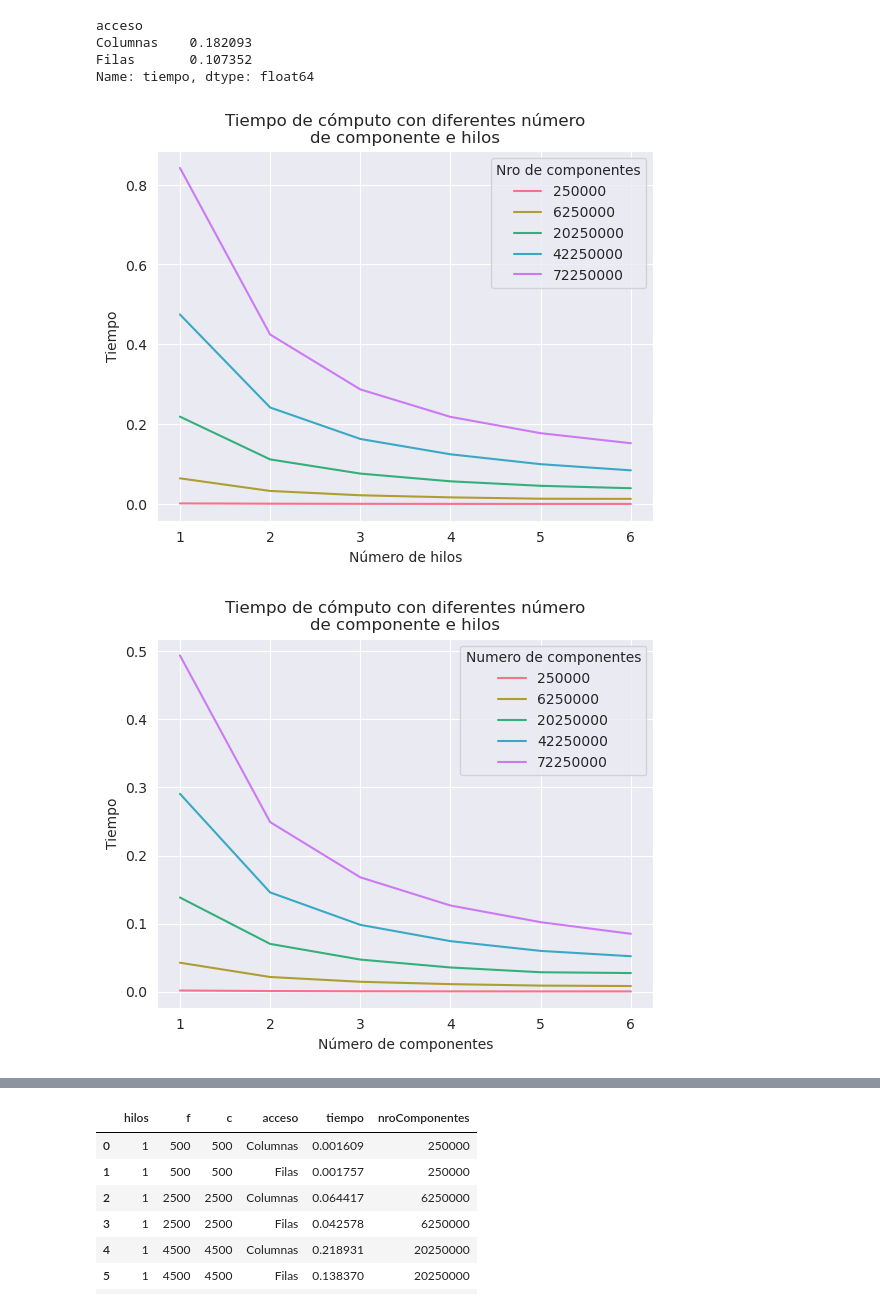
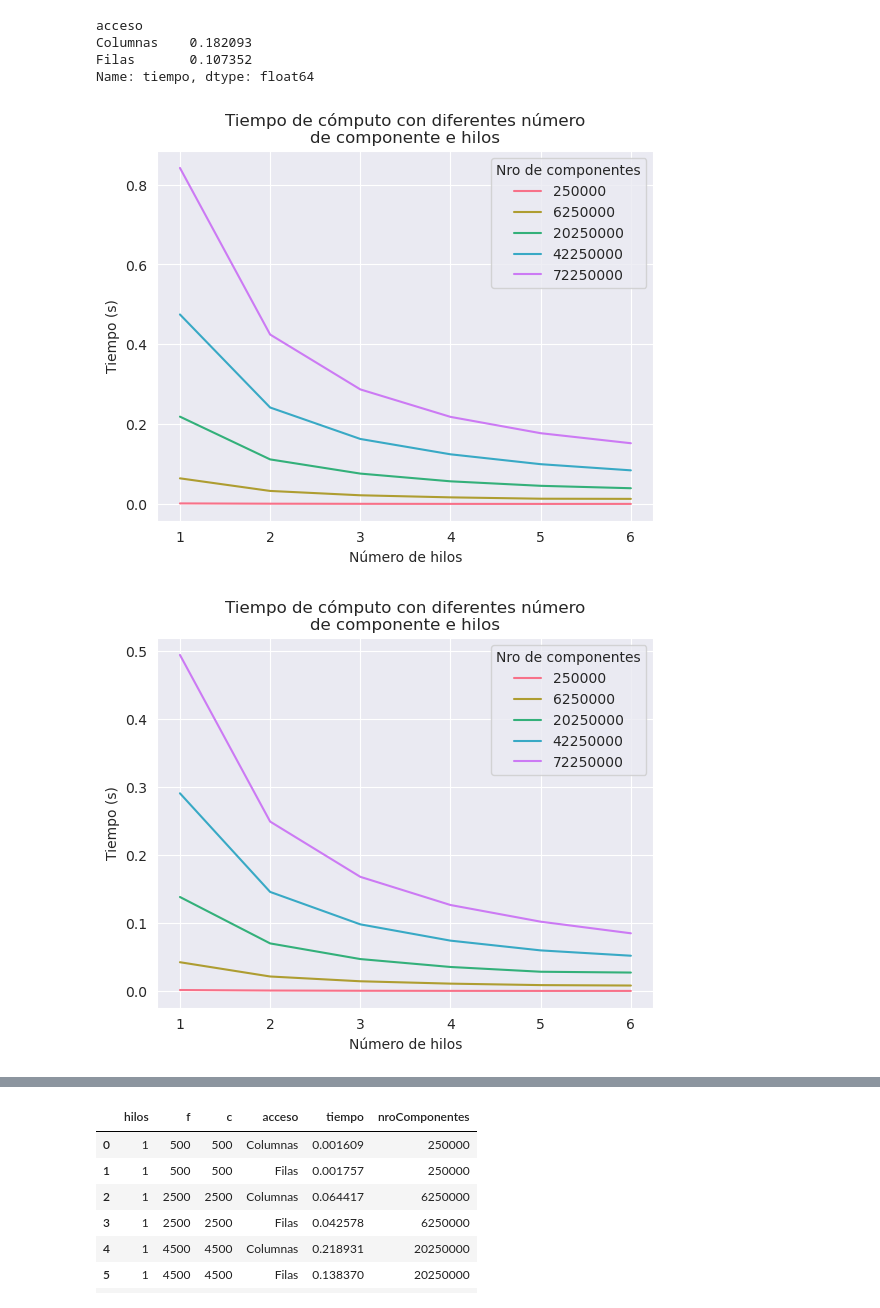
Before and after one commit to justog220/Practica-CAR, a Jupyter notebook: TP 3/EJ 1/analisis.ipynb, the cells around one changed output, grey strips where cells are left out. Drawn from its saved outputs; the diff is of its cells as text; code cells hidden in the pictures.

```diff
--- a/TP 3/EJ 1/analisis.ipynb
+++ b/TP 3/EJ 1/analisis.ipynb
@@ -69,21 +69,21 @@ dfFilas = df_grouped[df_grouped["acceso"].isin(["Filas"])]
 colores = sns.color_palette("husl", n_colors=len(dfColumnas['nroComponentes'].unique()))
 sns.lineplot(dfColumnas, hue="nroComponentes", y="tiempo", x="hilos", palette=colores)
 plt.title("Tiempo de cómputo con diferentes número\nde componente e hilos")
-plt.ylabel("Tiempo")
+plt.ylabel("Tiempo (s)")
 plt.xlabel("Número de hilos")
 plt.legend(title="Nro de componentes")
 plt.savefig("imgs/salida1.png")
 plt.show()
 # %% [output]
-[figure, old version]
+[figure, new version]
 # %%
 colores = sns.color_palette("husl", n_colors=len(dfFilas['nroComponentes'].unique()))
 sns.lineplot(dfFilas, hue="nroComponentes", y="tiempo", x="hilos", palette=colores)
 plt.title("Tiempo de cómputo con diferentes número\nde componente e hilos")
-plt.ylabel("Tiempo")
+plt.ylabel("Tiempo (s)")
 plt.xlabel("Número de hilos")
 plt.legend(title="Nro de componentes")
 plt.savefig("imgs/salida2.png")
 plt.show()
 # %% [output]
-[figure, old version]
+[figure, new version]
```
Also changed, not shown: parts of 1 cell of this notebook, 29 other files.
